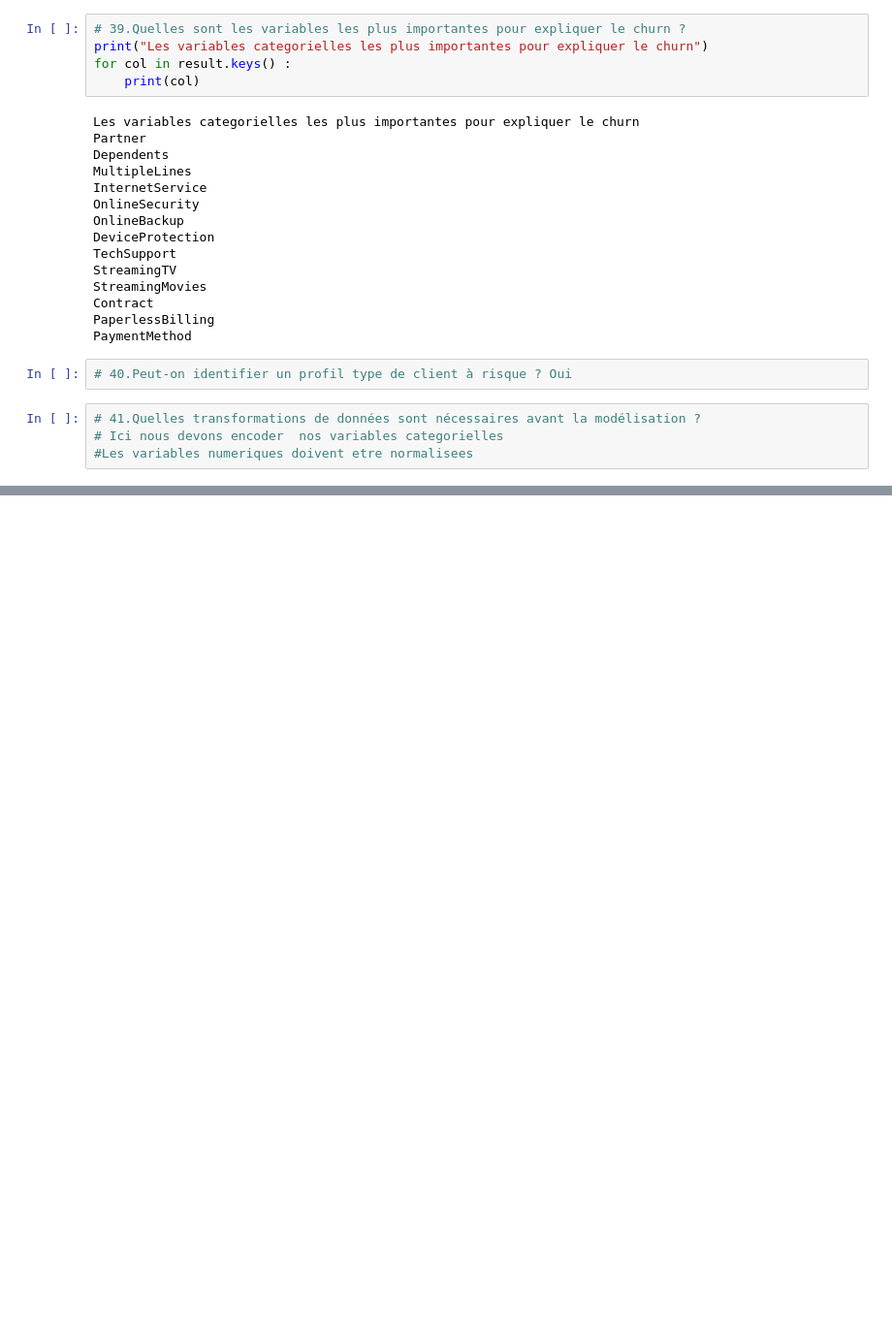
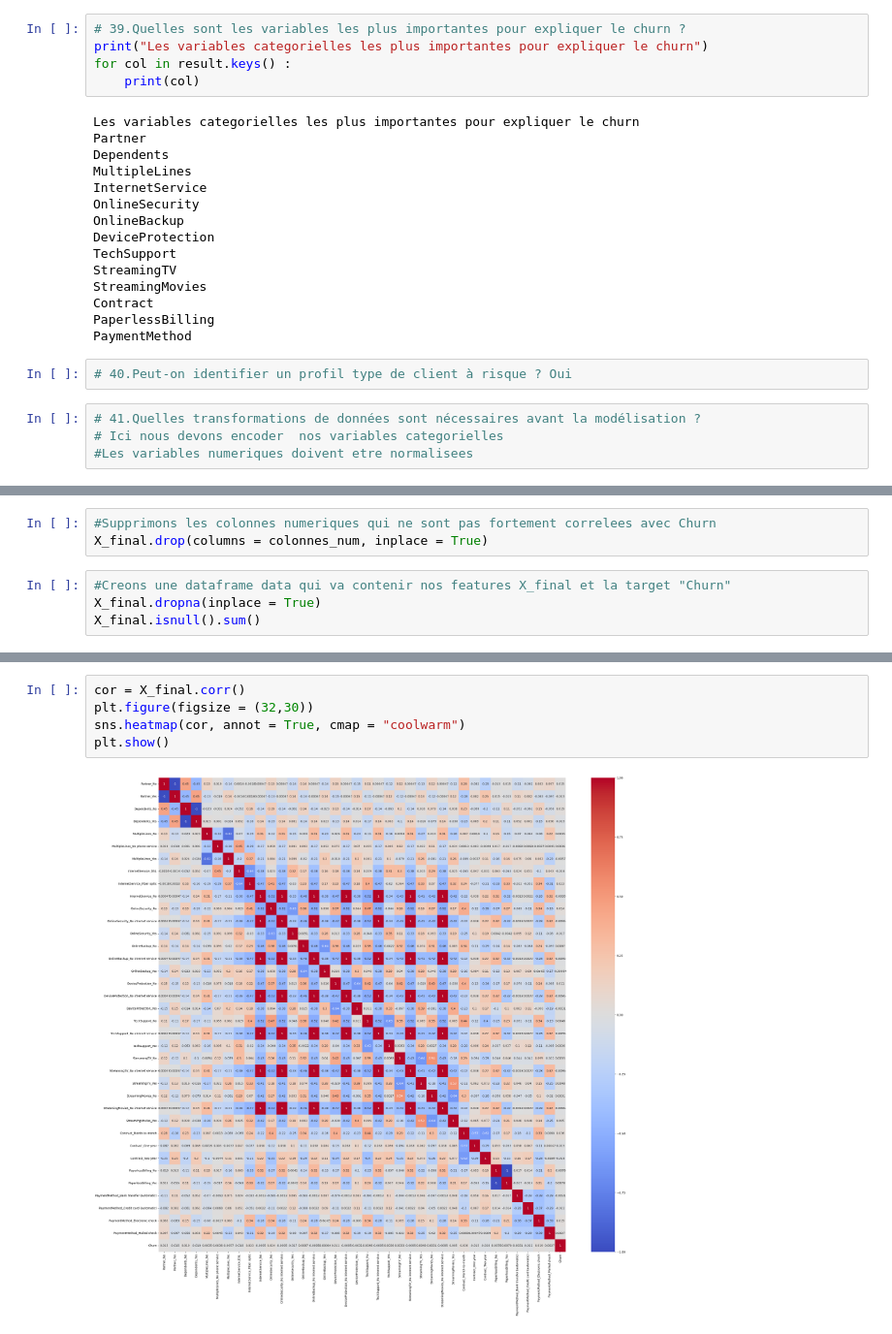
Before and after one commit to liberte1-dot/MLOPS_TP_CUSTOMERS_CHURN, a Jupyter notebook: NOTEBOOKS/Untitled.ipynb, the cells around one changed output, grey strips where cells are left out. Shown at 97% size. Drawn from its saved outputs; the diff is of its cells as text; blank space fills up the shorter version.

```diff
--- a/NOTEBOOKS/Untitled.ipynb
+++ b/NOTEBOOKS/Untitled.ipynb
@@ -727,0 +689,7 @@ X_final
+# %%
+#Supprimons les colonnes numeriques qui ne sont pas fortement correlees avec Churn
+X_final.drop(columns = colonnes_num, inplace = True)
+# %%
+#Creons une dataframe data qui va contenir nos features X_final et la target "Churn"
+X_final.dropna(inplace = True)
+X_final.isnull().sum()
@@ -727,0 +714,7 @@ X_final
+# %%
+cor = X_final.corr()
+plt.figure(figsize = (32,30))
+sns.heatmap(cor, annot = True, cmap = "coolwarm")
+plt.show()
+# %% [output]
+[figure, added]
```
Also changed, not shown: parts of 4 cells of this notebook.
